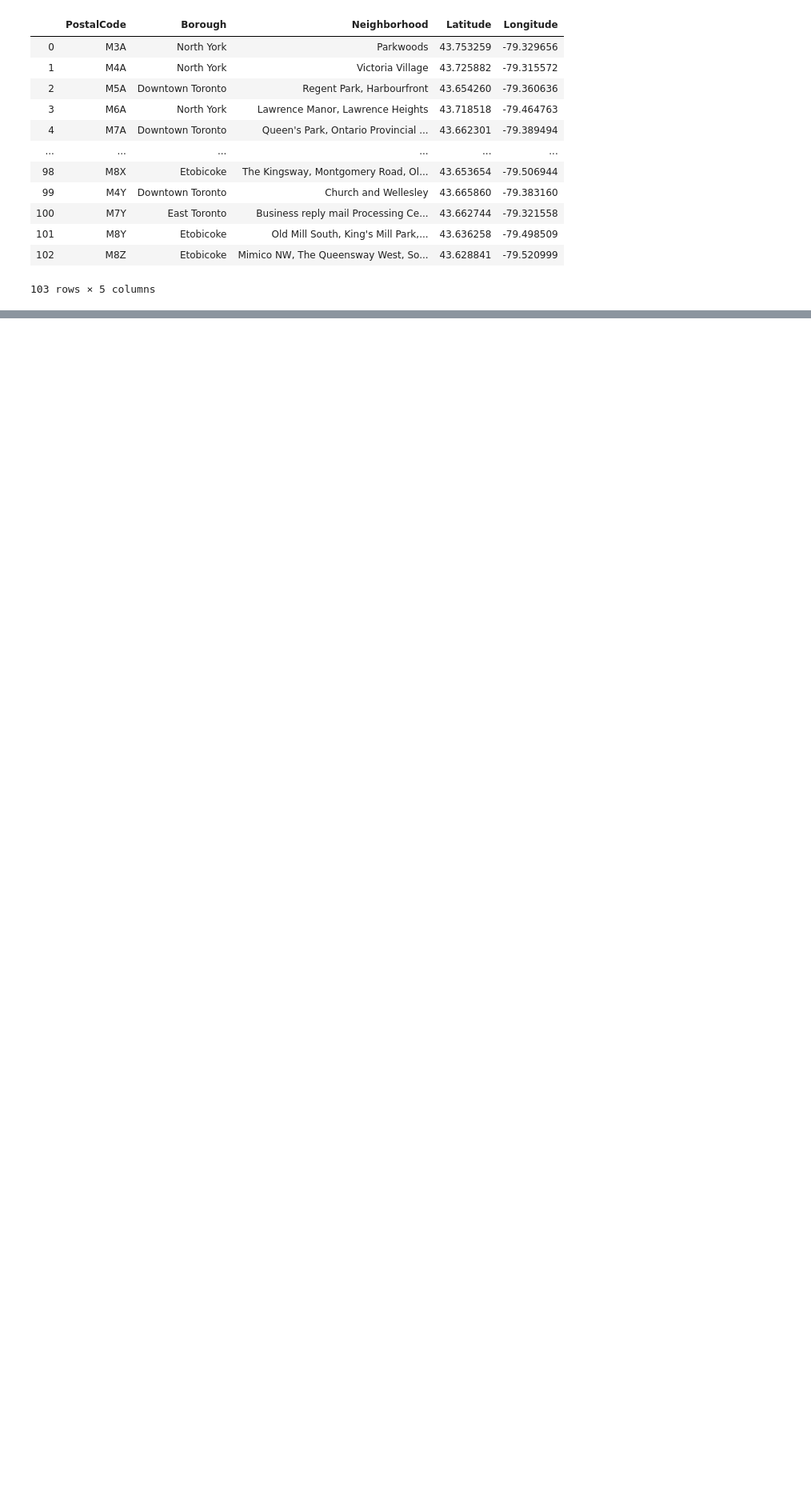
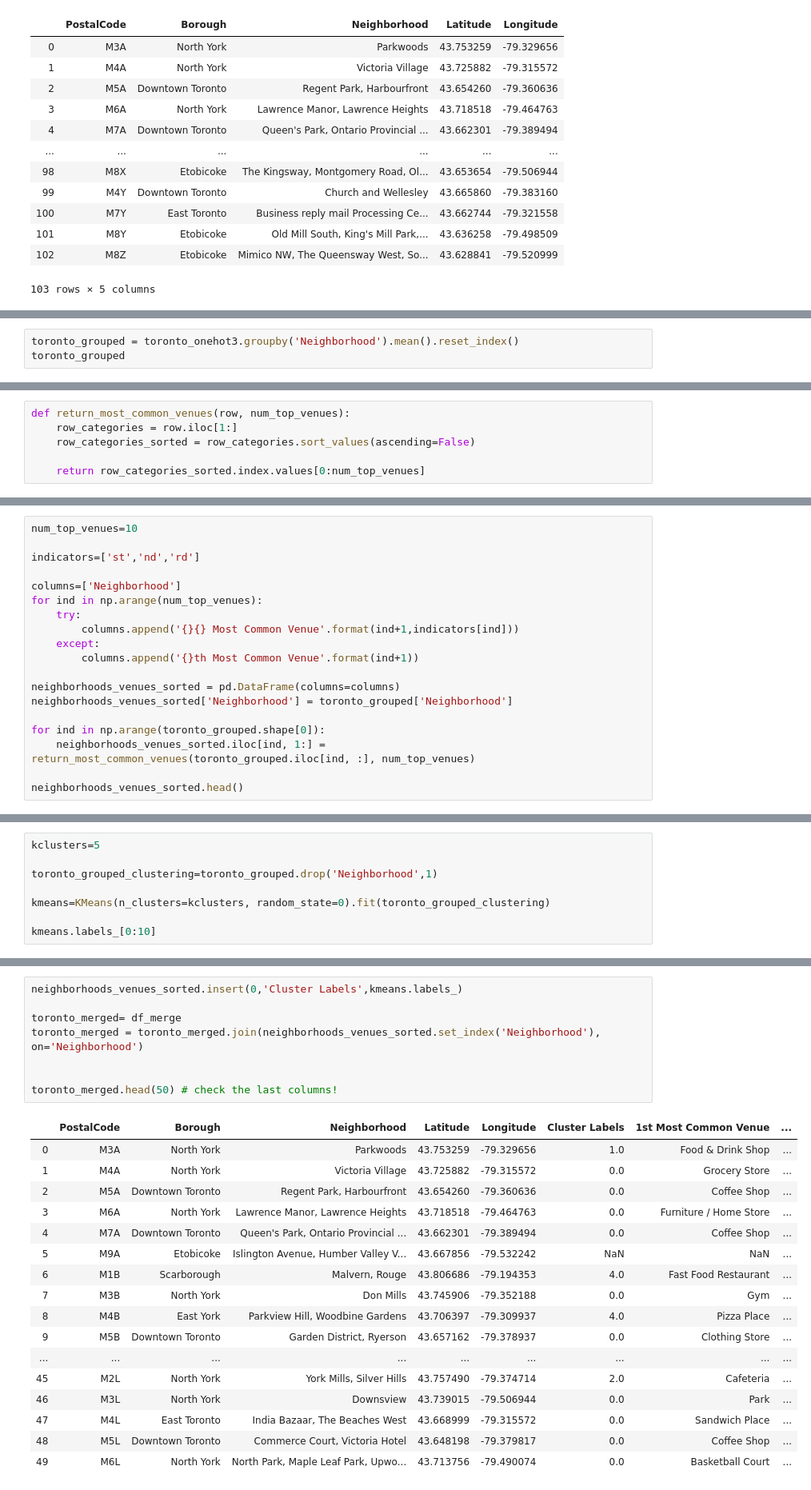
Before and after one commit to hannahlovex/Coursera-Capstone, a Jupyter notebook: Segmenting_and_Clustering_Neighborhoods_Toronto.ipynb, the cells around one changed output, grey strips where cells are left out. Shown: that part at 80% size. Saved outputs shown, nothing was run; the diff lists cells and outputs as text; blank space fills up the shorter version.

Commit message:
Final Segmenting and Clustering Neighborhoods

```diff
--- a/Segmenting_and_Clustering_Neighborhoods_Toronto.ipynb
+++ b/Segmenting_and_Clustering_Neighborhoods_Toronto.ipynb
@@ -160,0 +510,3 @@ df_merge
+# %%
+toronto_grouped = toronto_onehot3.groupby('Neighborhood').mean().reset_index()
+toronto_grouped
@@ -160,0 +565,6 @@ df_merge
+# %%
+def return_most_common_venues(row, num_top_venues):
+    row_categories = row.iloc[1:]
+    row_categories_sorted = row_categories.sort_values(ascending=False)
+
+    return row_categories_sorted.index.values[0:num_top_venues]
@@ -160,0 +573,19 @@ df_merge
+# %%
+num_top_venues=10
+
+indicators=['st','nd','rd']
+
+columns=['Neighborhood']
+for ind in np.arange(num_top_venues):
+    try:
+        columns.append('{}{} Most Common Venue'.format(ind+1,indicators[ind]))
+    except:
+        columns.append('{}th Most Common Venue'.format(ind+1))
+
+neighborhoods_venues_sorted = pd.DataFrame(columns=columns)
+neighborhoods_venues_sorted['Neighborhood'] = toronto_grouped['Neighborhood']
+
+for ind in np.arange(toronto_grouped.shape[0]):
+    neighborhoods_venues_sorted.iloc[ind, 1:] = return_most_common_venues(toronto_grouped.iloc[ind, :], num_top_venues)
+
+neighborhoods_venues_sorted.head()
@@ -160,0 +603,8 @@ df_merge
+# %%
+kclusters=5
+
+toronto_grouped_clustering=toronto_grouped.drop('Neighborhood',1)
+
+kmeans=KMeans(n_clusters=kclusters, random_state=0).fit(toronto_grouped_clustering)
+
+kmeans.labels_[0:10]
@@ -160,0 +615,26 @@ df_merge
+# %%
+neighborhoods_venues_sorted.insert(0,'Cluster Labels',kmeans.labels_)
+
+toronto_merged= df_merge
+toronto_merged = toronto_merged.join(neighborhoods_venues_sorted.set_index('Neighborhood'), on='Neighborhood')
+
+
+toronto_merged.head(50) # check the last columns!
+# %% [output]
+|  | PostalCode | Borough | Neighborhood | Latitude | Longitude | Cluster Labels | 1st Most Common Venue | ... |
+| 0 | M3A | North York | Parkwoods | 43.753259 | -79.329656 | 1.0 | Food & Drink Shop | ... |
+| 1 | M4A | North York | Victoria Village | 43.725882 | -79.315572 | 0.0 | Grocery Store | ... |
+| 2 | M5A | Downtown Toronto | Regent Park, Harbourfront | 43.654260 | -79.360636 | 0.0 | Coffee Shop | ... |
+| 3 | M6A | North York | Lawrence Manor, Lawrence Heights | 43.718518 | -79.464763 | 0.0 | Furniture / Home Store | ... |
+| 4 | M7A | Downtown Toronto | Queen's Park, Ontario Provincial ... | 43.662301 | -79.389494 | 0.0 | Coffee Shop | ... |
+| 5 | M9A | Etobicoke | Islington Avenue, Humber Valley V... | 43.667856 | -79.532242 | NaN | NaN | ... |
+| 6 | M1B | Scarborough | Malvern, Rouge | 43.806686 | -79.194353 | 4.0 | Fast Food Restaurant | ... |
+| 7 | M3B | North York | Don Mills | 43.745906 | -79.352188 | 0.0 | Gym | ... |
+| 8 | M4B | East York | Parkview Hill, Woodbine Gardens | 43.706397 | -79.309937 | 4.0 | Pizza Place | ... |
+| 9 | M5B | Downtown Toronto | Garden District, Ryerson | 43.657162 | -79.378937 | 0.0 | Clothing Store | ... |
+| ... | ... | ... | ... | ... | ... | ... | ... | ... |
+| 45 | M2L | North York | York Mills, Silver Hills | 43.757490 | -79.374714 | 2.0 | Cafeteria | ... |
+| 46 | M3L | North York | Downsview | 43.739015 | -79.506944 | 0.0 | Park | ... |
+| 47 | M4L | East Toronto | India Bazaar, The Beaches West | 43.668999 | -79.315572 | 0.0 | Sandwich Place | ... |
+| 48 | M5L | Downtown Toronto | Commerce Court, Victoria Hotel | 43.648198 | -79.379817 | 0.0 | Coffee Shop | ... |
+| 49 | M6L | North York | North Park, Maple Leaf Park, Upwo... | 43.713756 | -79.490074 | 0.0 | Basketball Court | ... |
```
Also changed, not shown: parts of 62 cells of this notebook.
